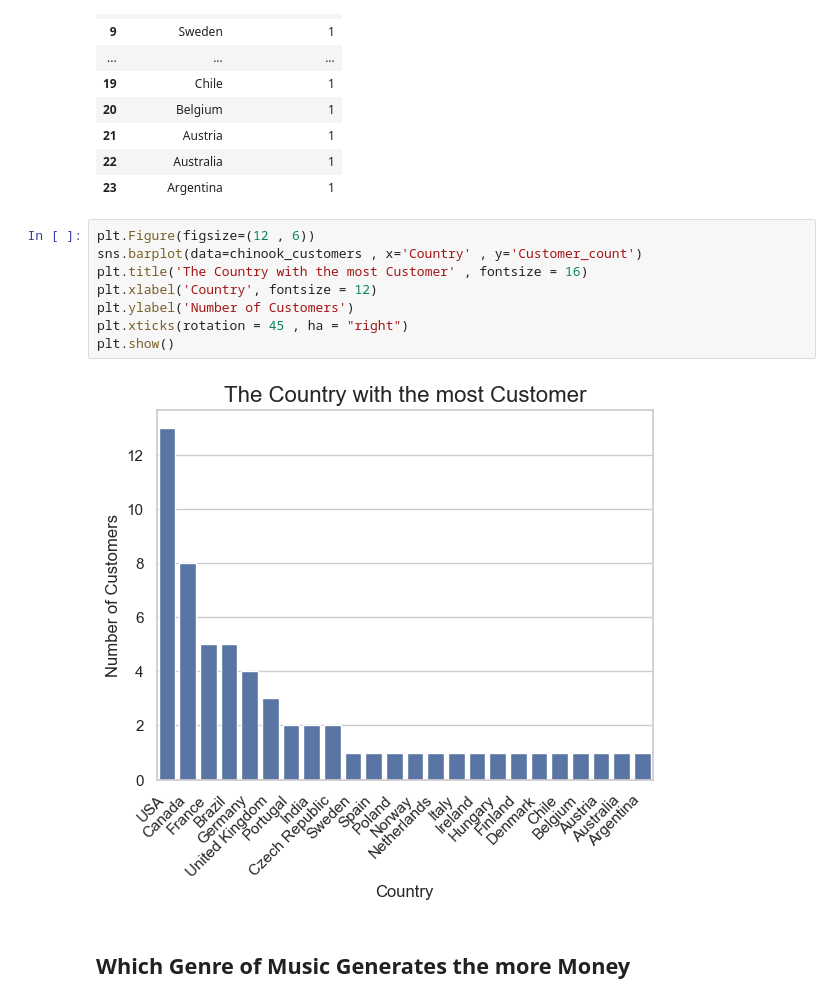
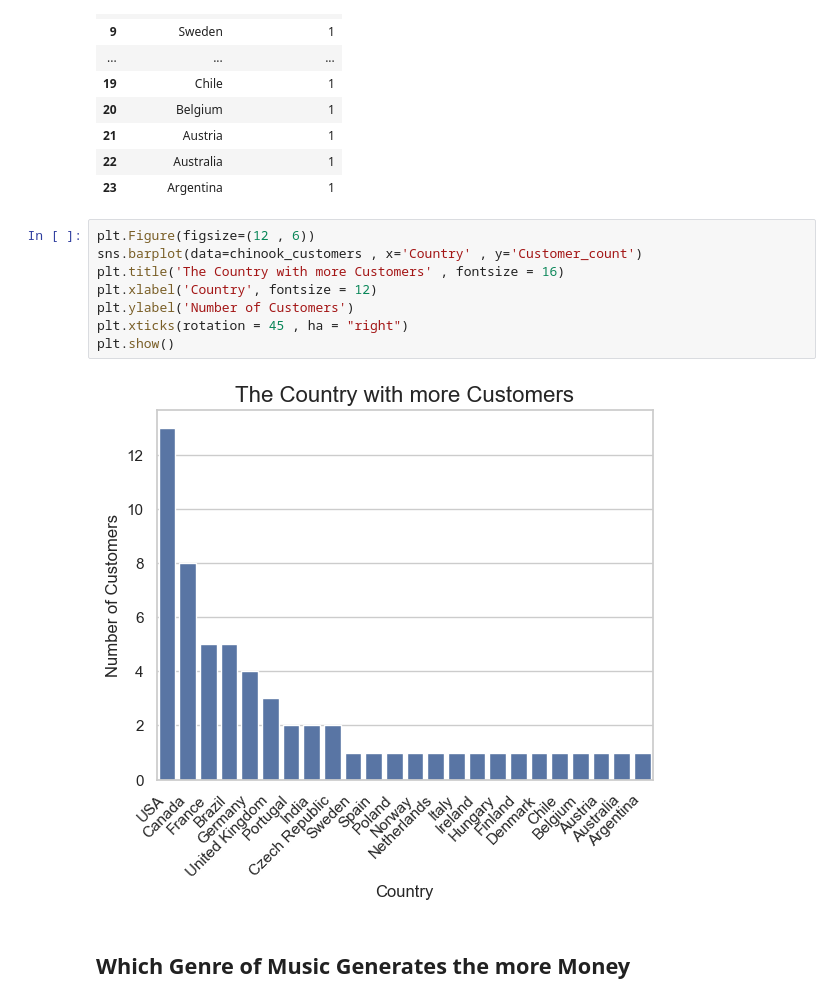
Before and after one commit to Gwladys-BALIMA/Chinook_data, a Jupyter notebook: Chinook.ipynb, the cells around one changed output. Saved outputs shown, nothing was run; the diff lists cells and outputs as text.

Commit message:
Updated visualizations and refined SQL logic in the notebook

```diff
--- a/Chinook.ipynb
+++ b/Chinook.ipynb
@@ -62,13 +62,13 @@ chinook_customers
 # %%
 plt.Figure(figsize=(12 , 6))
 sns.barplot(data=chinook_customers , x='Country' , y='Customer_count')
-plt.title('The Country with the most Customer' , fontsize = 16)
+plt.title('The Country with more Customers' , fontsize = 16)
 plt.xlabel('Country', fontsize = 12)
 plt.ylabel('Number of Customers')
 plt.xticks(rotation = 45 , ha = "right")
 plt.show()
 # %% [output]
-[figure, old version]
+[figure, new version]
 # %% [markdown]
 ## Which Genre of Music Generates the more Money
 # %%
```
Also changed, not shown: parts of 3 cells of this notebook.
